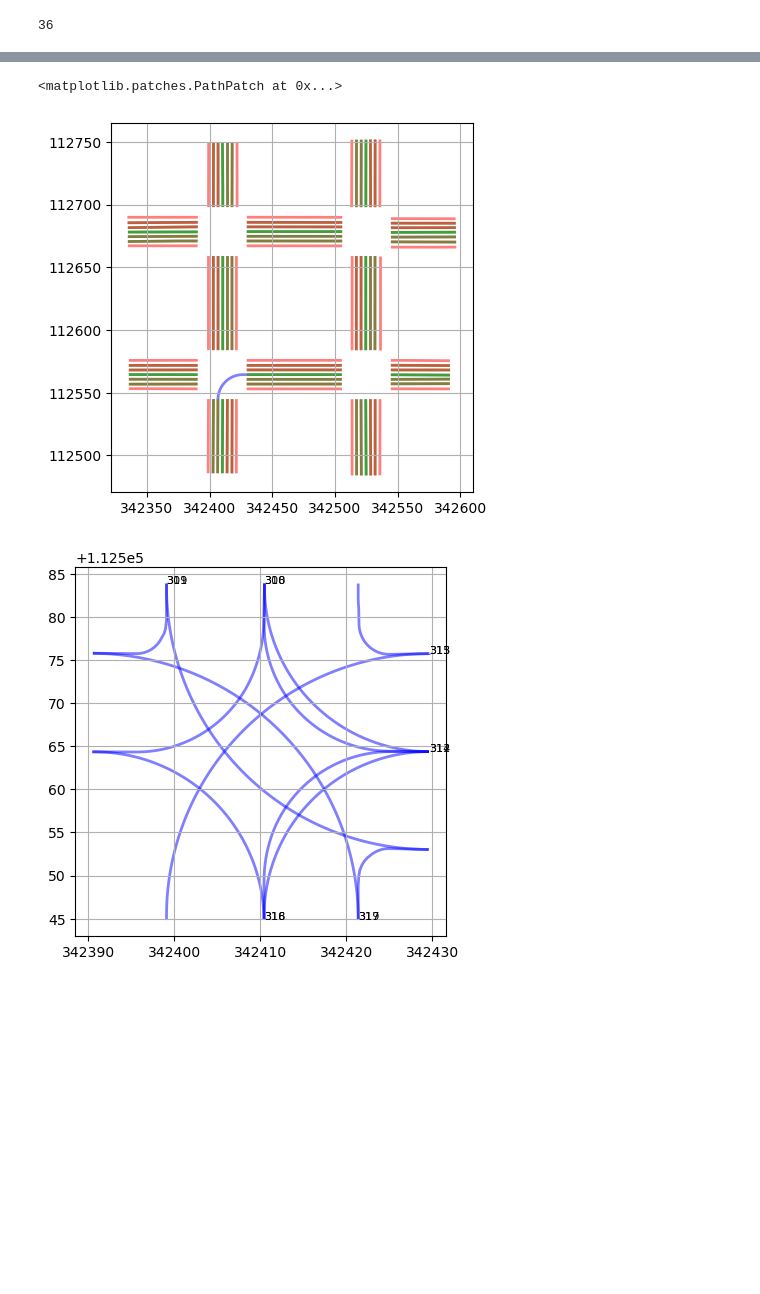
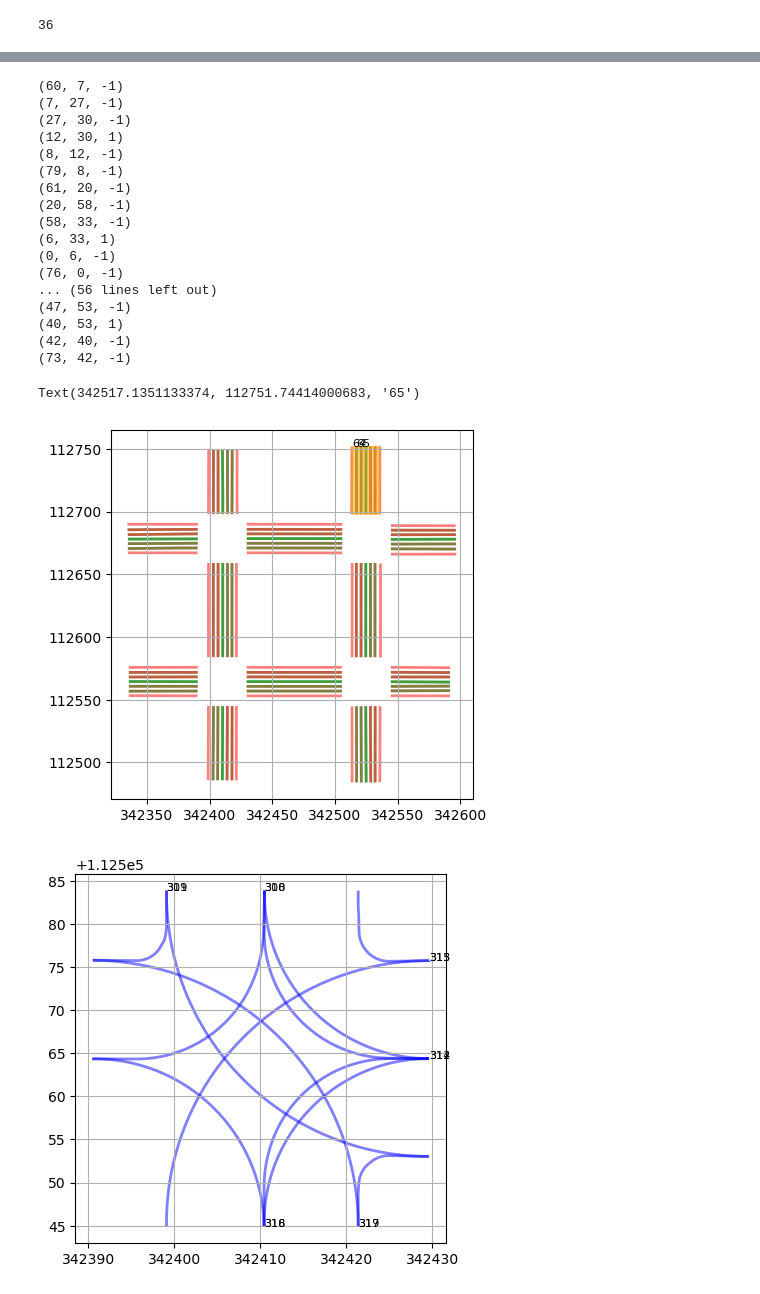
Before and after one commit to revacholiere/rulebook_benchmark, a Jupyter notebook: src/reasonable_crowd/reasonable_crowd_data/maps/check.ipynb, the cells around one changed output, grey strips where cells are left out. Drawn from its saved outputs; the diff is of its cells as text; code cells hidden in the pictures; blank space fills up the shorter version.

```diff
--- a/src/reasonable_crowd/reasonable_crowd_data/maps/check.ipynb
+++ b/src/reasonable_crowd/reasonable_crowd_data/maps/check.ipynb
@@ -251,0 +263,5 @@ U_connecting_lane_max = 307
+# %%
+for i, row in boundary_df.iterrows():
+    boundary = row.geometry
+    if boundary.equals(my_ls):
+        print(i)
@@ -284,0 +331,12 @@ U_main_lane_boundaries = {0: (60, 7, -1), 1: (7, 27, -1), 2: (27, 30, -1), 3: (1
+# %%
+road = road_df.geometry[4]
+
+for key, boundary in boundary_df.iterrows():
+    if key > 71:
+        continue
+    boundary_polygon = boundary.geometry
+    if boundary_polygon.intersects(road):
+        plot_line(boundary_polygon, color='red', alpha=0.5, add_points=False)
+        plt.text(boundary_polygon.coords[0][0], boundary_polygon.coords[0][1], str(key), fontsize=8)
+
+plot_polygon(road, edgecolor='blue', facecolor='none', linewidth=1, add_points=False)
@@ -285,11 +346,33 @@ U_main_lane_boundaries = {0: (60, 7, -1), 1: (7, 27, -1), 2: (27, 30, -1), 3: (1
 # %%
+
+
 for key, boundary in U_main_lane_boundaries.items():
-
     plot_line(boundary_df.geometry[boundary[0]], color='red', alpha=0.5, add_points=False)  # random color
     plot_line(boundary_df.geometry[boundary[1]], color='green', alpha=0.5, add_points=False)  # random color
+
+plot_polygon(road, color='orange', alpha=0.5, add_points=False)  # random color
+plt.text(boundary_df.geometry[64].coords[0][0], boundary_df.geometry[64].coords[0][1], str(64), fontsize=8)
+plt.text(boundary_df.geometry[5].coords[0][0], boundary_df.geometry[5].coords[0][1], str(65), fontsize=8)
 # %% [output]
-<matplotlib.patches.PathPatch at 0x...>
+(60, 7, -1)
+(7, 27, -1)
+(27, 30, -1)
+(12, 30, 1)
+(8, 12, -1)
+(79, 8, -1)
+(61, 20, -1)
+(20, 58, -1)
+(58, 33, -1)
+(6, 33, 1)
+(0, 6, -1)
+(76, 0, -1)
+... (56 lines left out)
+(47, 53, -1)
+(40, 53, 1)
+(42, 40, -1)
+(73, 42, -1)
+Text(342517.1351133374, 112751.74414000683, '65')
-[figure, old version]
+[figure, new version]
 # %%
 
 
```
Also changed, not shown: parts of 9 cells of this notebook, 2 other files.
